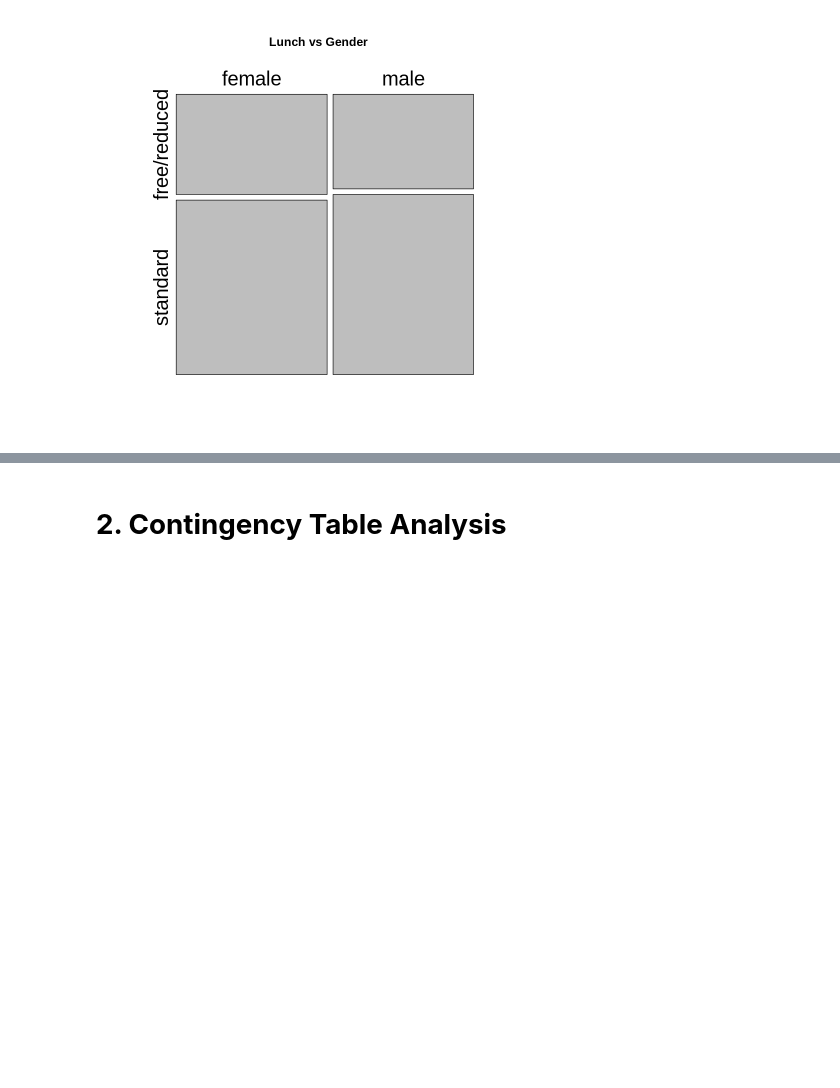
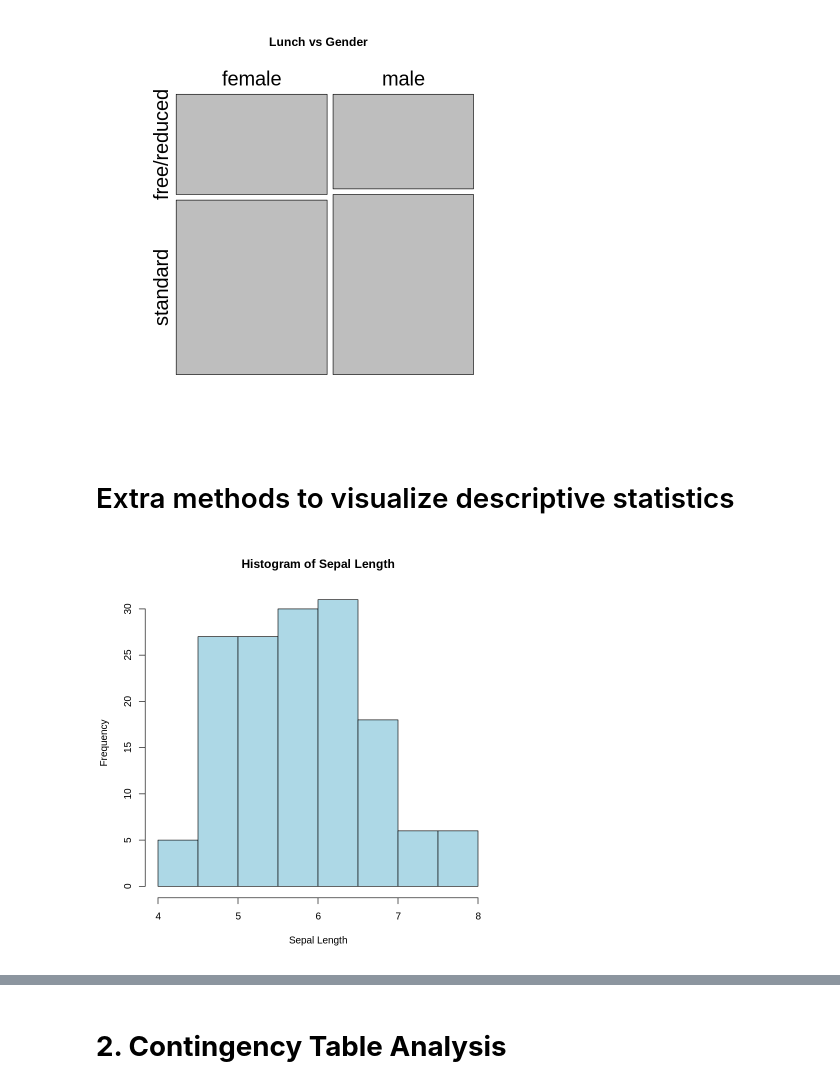
Before and after one commit to luuloi/AppliedBioinformatics2023, a Jupyter notebook: Lecture3/03_Statistics.ipynb, the cells around one changed output, grey strips where cells are left out. Drawn from its saved outputs; the diff is of its cells as text; code cells hidden in the pictures; blank space fills up the shorter version.

```diff
--- a/Lecture3/03_Statistics.ipynb
+++ b/Lecture3/03_Statistics.ipynb
@@ -132,3 +132,9 @@ ggplot(data_new_2, aes(x = gender, y = freq, fill = lunch)) +
 mosaicplot(table(data$gender, data$lunch), cex = 2, main="Lunch vs Gender")
 # %% [output]
 [figure]
+# %% [markdown]
+# Extra methods to visualize descriptive statistics
+# %%
+hist(iris$Sepal.Length, main="Histogram of Sepal Length", xlab="Sepal Length", col="lightblue", border="black")
+# %% [output]
+[figure, added]
```
Also changed, not shown: parts of 9 cells of this notebook.
